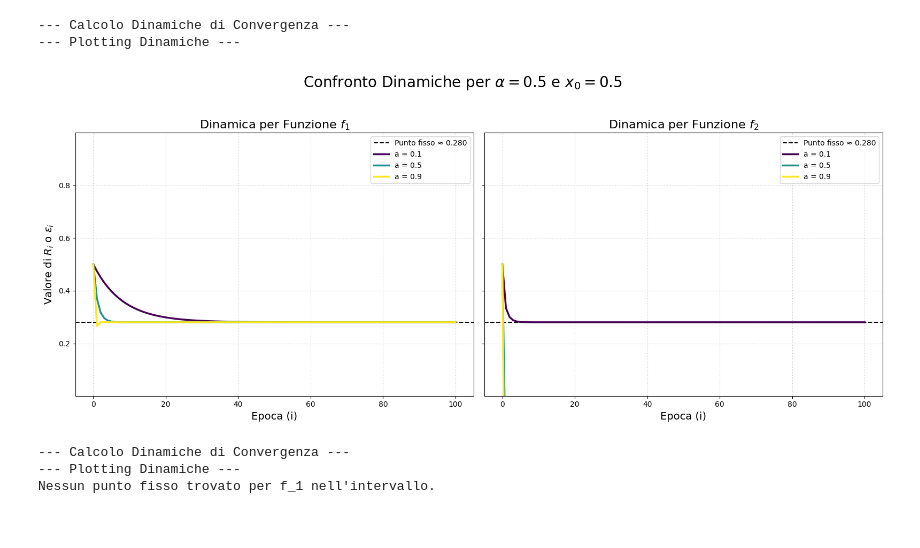
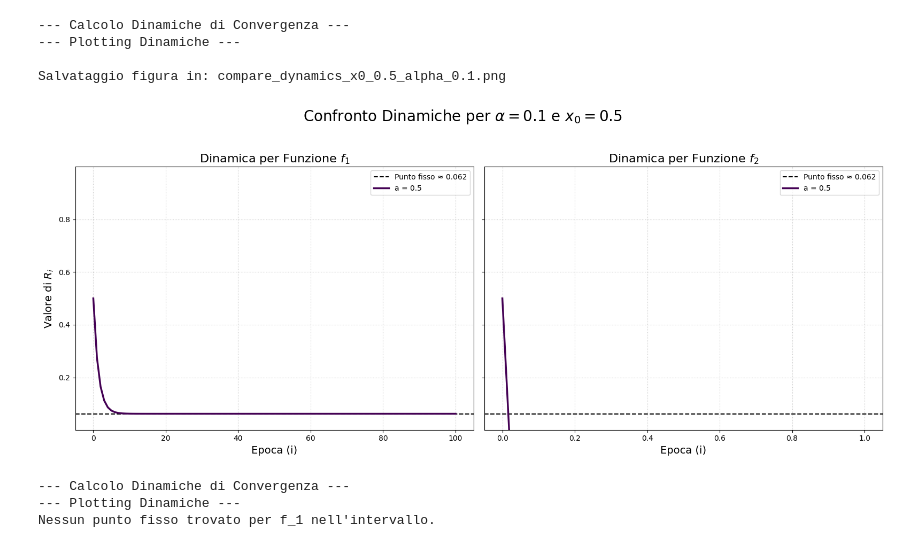
Before and after one commit to lucacristofanilli1/Statistical-Mechanics-Machine-Learning, a Jupyter notebook: Esercitazione5/Esercitazione5.ipynb, the cells around one changed output. Cells and saved outputs as stored; diff of their text form; code cells hidden in the pictures.

```diff
--- a/Esercitazione5.ipynb
+++ b/Esercitazione5/Esercitazione5.ipynb
@@ -1044,13 +1075,15 @@ Calcolo delle derivate numeriche sulla griglia...
 [figure]
 # %%
 R_0 = 0.5
-alpha = 0.5
-a_values = np.array([0.1, 0.5, 0.9])
+alpha = 0.1
+a_values = np.array([0.5])
 compare_dynamics(f1_quenched, f2_quenched, alpha, R_0, a_values, max_epochs=100, interval=[0.001, 0.999])
 # %% [output]
 --- Calcolo Dinamiche di Convergenza ---
 --- Plotting Dinamiche ---
+
+Salvataggio figura in: compare_dynamics_x0_0.5_alpha_0.1.png
-[figure, old version]
+[figure, new version]
 # %%
 eps_0 = 0.25
 alpha = 5
```
Also changed, not shown: parts of 4 cells of this notebook, 10 other files.
